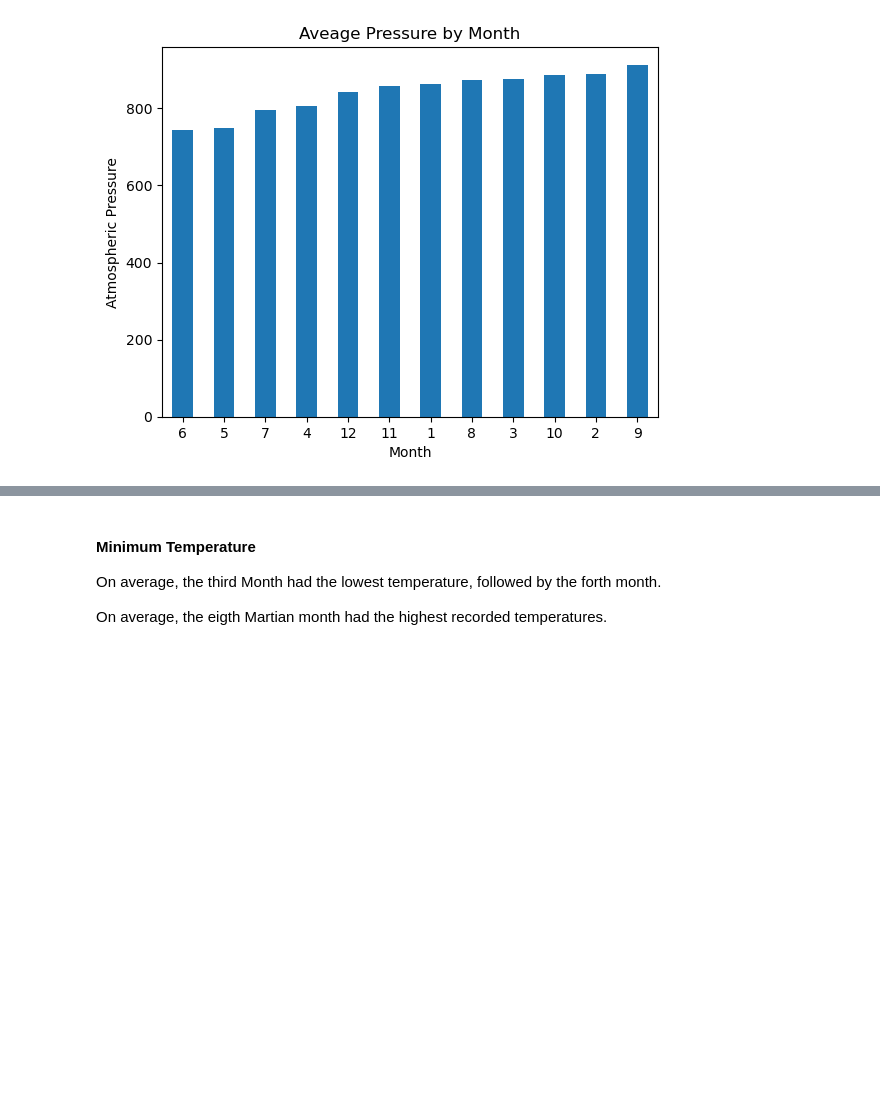
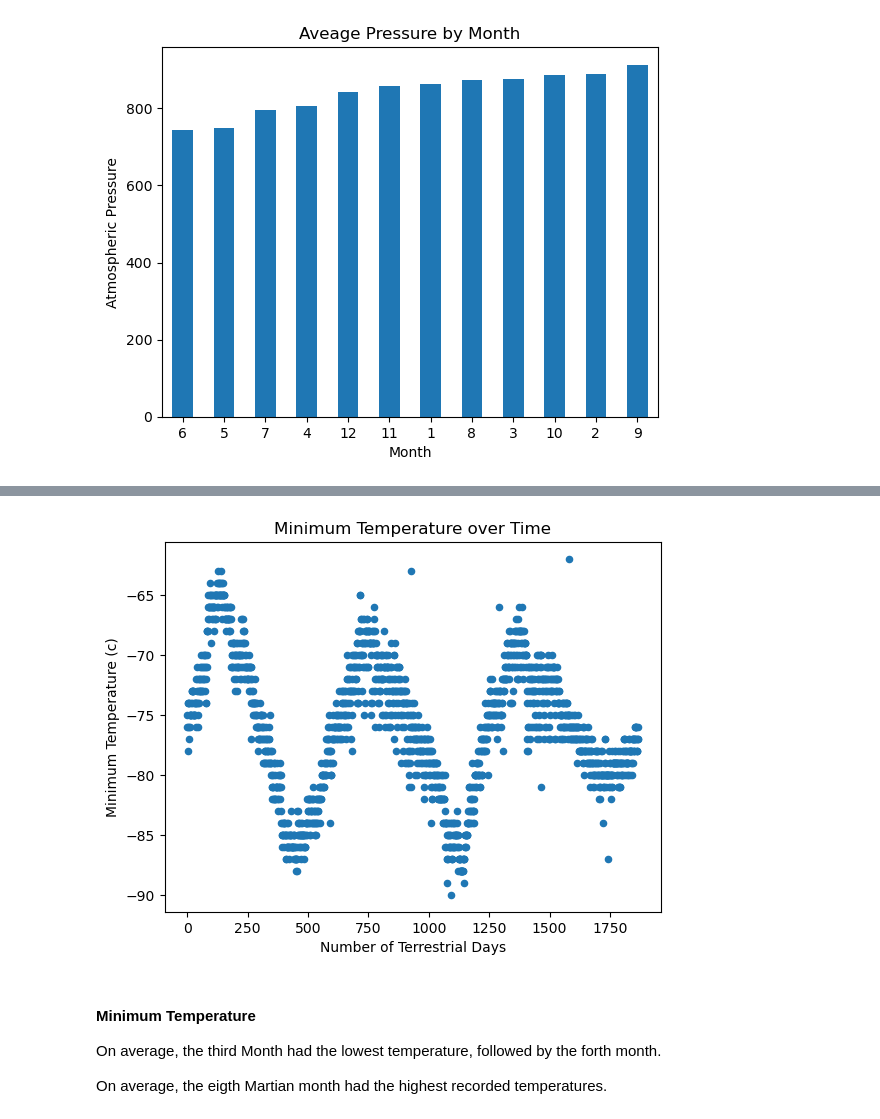
Before and after one commit to linderkm/Module11-Scrape-Challenge, a Jupyter notebook: Scrapers/part_2_mars_weather.ipynb, the cells around one changed output, grey strips where cells are left out. Cells and saved outputs as stored; diff of their text form; code cells hidden in the pictures; blank space fills up the shorter version.

Commit message:
final plot and additional analysis text

```diff
--- a/Scrapers/part_2_mars_weather.ipynb
+++ b/Scrapers/part_2_mars_weather.ipynb
@@ -256,3 +234,30 @@ earth_dates_df
+# %%
+# 5. How many terrestrial (Earth) days are there in a Martian year?
+# Visually estimate the result by plotting the daily minimum temperature of each observation in the data set.
+
+#isolate target data into consolidated DataFrame
+earth_dates_df = mars_df[["terrestrial_date","min_temp"]]
+earth_dates_df
+
+#create simplified list of count, incrementing by one for each date in the terrestrial dates column of earth_dates_df
+x_vals = [n for n,i in enumerate(earth_dates_df['terrestrial_date'].to_list())]
+#convert earth_dates_df 'min_temp' column into list
+y_vals = earth_dates_df['min_temp'].to_list()
+
+#create new DataFrame out of two lists, for easy plotting with Pandas
+count_df = pd.DataFrame({'Terrestrial Date': x_vals,
+                        'Minimum Temperature':y_vals})
+
+count_df.plot.scatter('Terrestrial Date',
+                      'Minimum Temperature',
+                      title="Minimum Temperature over Time",
+                      xlabel="Number of Terrestrial Days",
+                      ylabel = "Minimum Temperature (c)"
+                     )
+
+plt.show()
+# %% [output]
+[figure, added]
 # %% [markdown]
 #### Minimum Temperature
 
```
Also changed, not shown: parts of 5 cells of this notebook.
